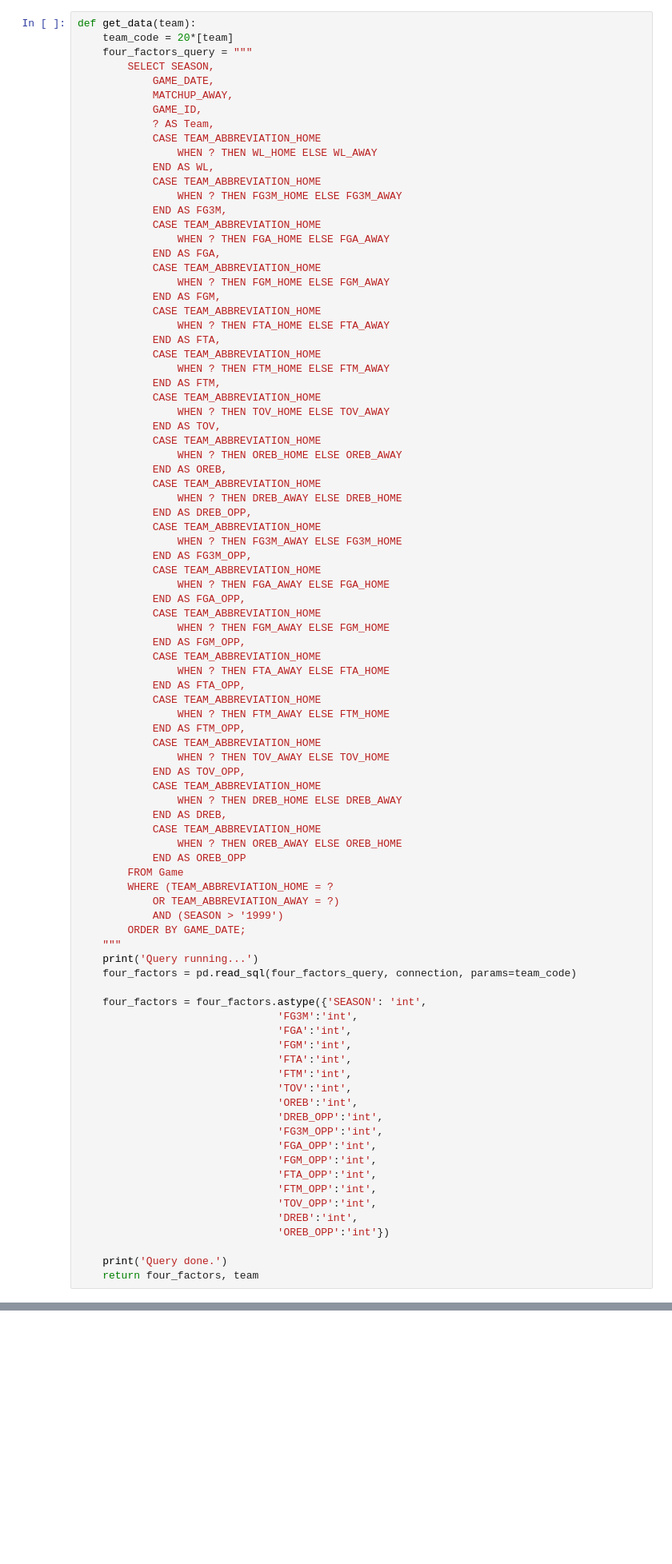
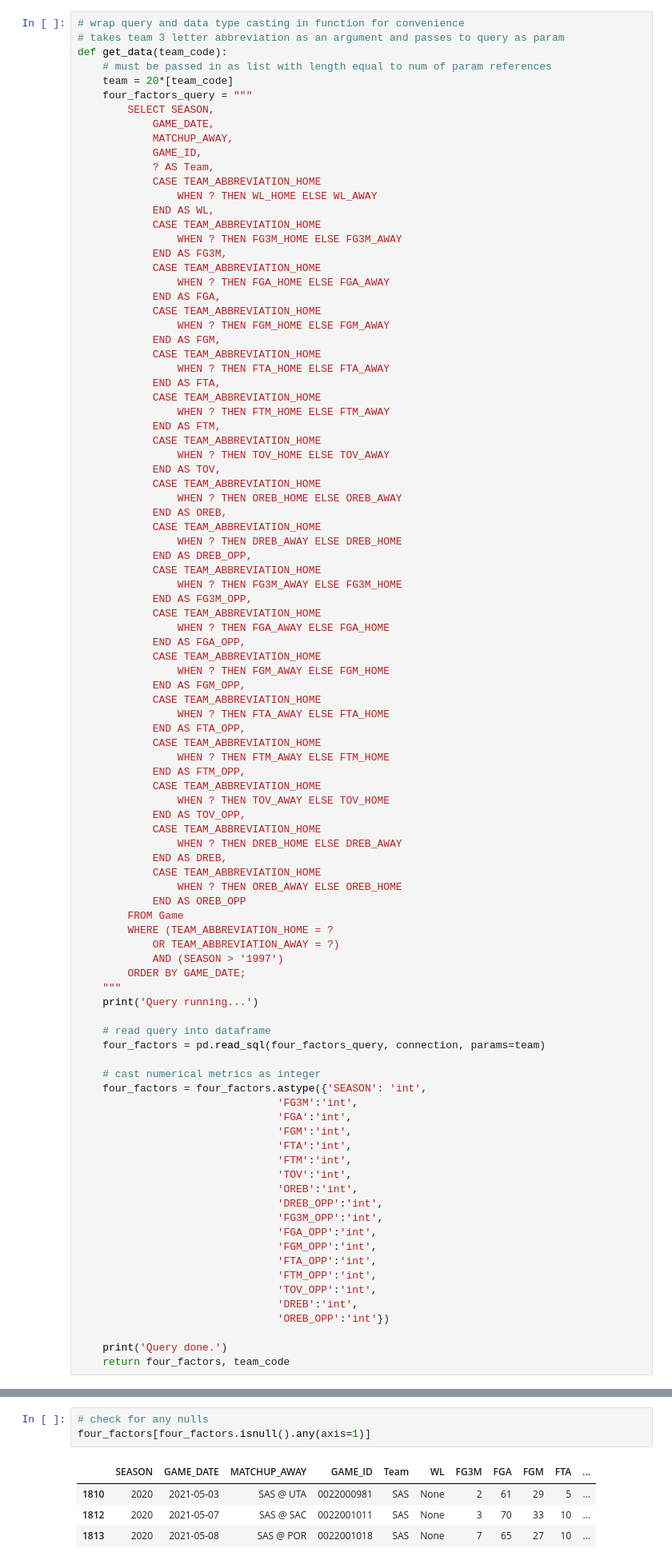
Before and after one commit to david-heredia/Davids-Projects, a Jupyter notebook: nba-four-factors/nba-four-factors.ipynb, the cells around one changed output, grey strips where cells are left out. Shown at 80% size. Saved outputs shown, nothing was run; the diff lists cells and outputs as text; blank space fills up the shorter version.

```diff
--- a/nba-four-factors/nba-four-factors.ipynb
+++ b/nba-four-factors/nba-four-factors.ipynb
@@ -70,6 +91,9 @@ team_mappings={
 # %%
-def get_data(team):
-    team_code = 20*[team]
+# wrap query and data type casting in function for convenience
+# takes team 3 letter abbreviation as an argument and passes to query as param
+def get_data(team_code):
+    # must be passed in as list with length equal to num of param references
+    team = 20*[team_code]
     four_factors_query = """
         SELECT SEASON,
             GAME_DATE,
@@ -130,12 +154,15 @@ def get_data(team):
         FROM Game
         WHERE (TEAM_ABBREVIATION_HOME = ?
             OR TEAM_ABBREVIATION_AWAY = ?)
-            AND (SEASON > '1999')
+            AND (SEASON > '1997')
         ORDER BY GAME_DATE;
     """
     print('Query running...')
-    four_factors = pd.read_sql(four_factors_query, connection, params=team_code)
 
+    # read query into dataframe
+    four_factors = pd.read_sql(four_factors_query, connection, params=team)
+
+    # cast numerical metrics as integer
     four_factors = four_factors.astype({'SEASON': 'int',
                                 'FG3M':'int',
                                 'FGA':'int',
@@ -155,4 +182,4 @@ def get_data(team):
                                 'OREB_OPP':'int'})
 
     print('Query done.')
-    return four_factors, team
+    return four_factors, team_code
@@ -161,0 +192,8 @@ def get_data(team):
+# %%
+# check for any nulls
+four_factors[four_factors.isnull().any(axis=1)]
+# %% [output]
+|  | SEASON | GAME_DATE | MATCHUP_AWAY | GAME_ID | Team | WL | FG3M | FGA | FGM | FTA | ... |
+| 1810 | 2020 | 2021-05-03 | SAS @ UTA | 0022000981 | SAS | None | 2 | 61 | 29 | 5 | ... |
+| 1812 | 2020 | 2021-05-07 | SAS @ SAC | 0022001011 | SAS | None | 3 | 70 | 33 | 10 | ... |
+| 1813 | 2020 | 2021-05-08 | SAS @ POR | 0022001018 | SAS | None | 7 | 65 | 27 | 10 | ... |
```
Also changed, not shown: parts of 23 cells of this notebook.
